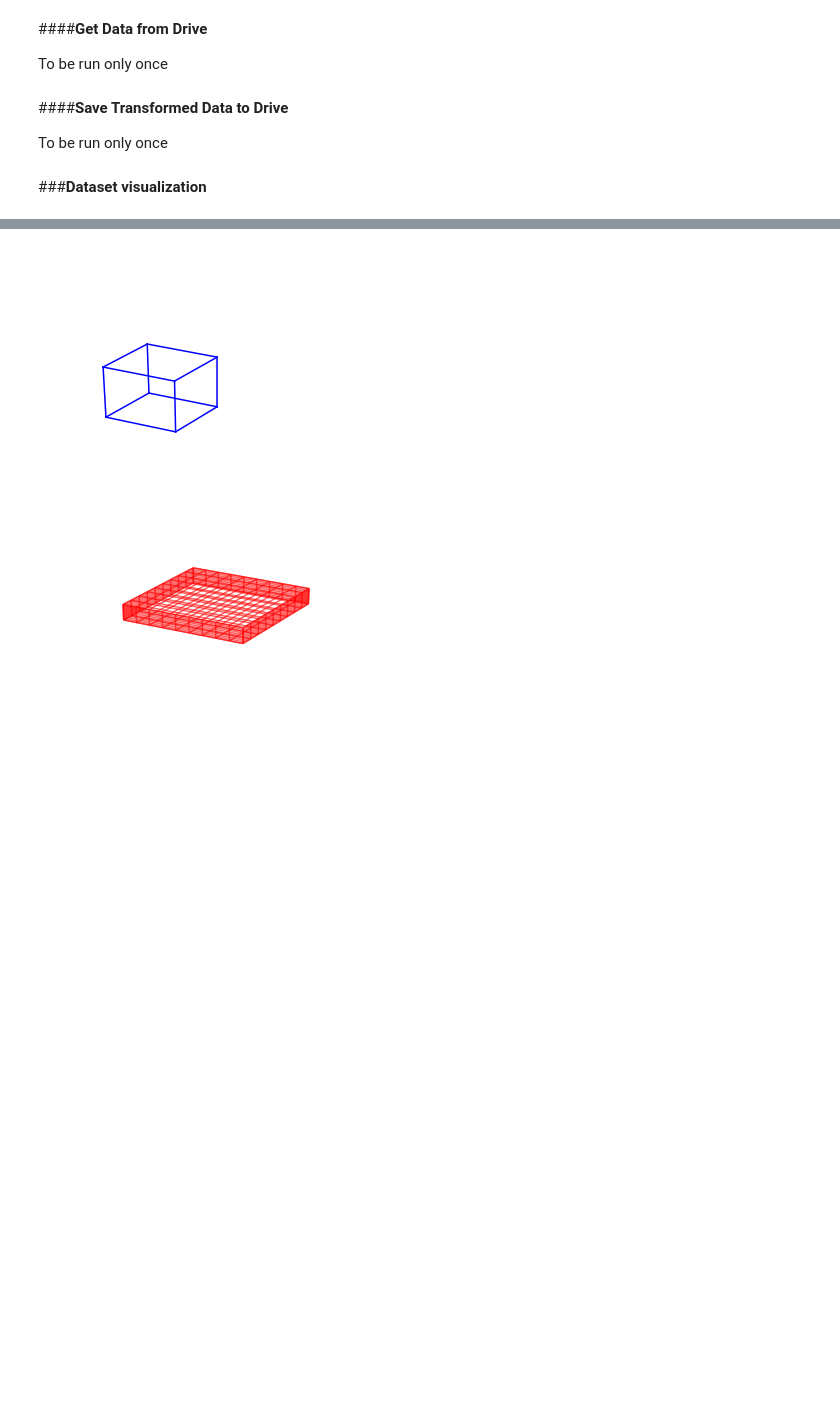
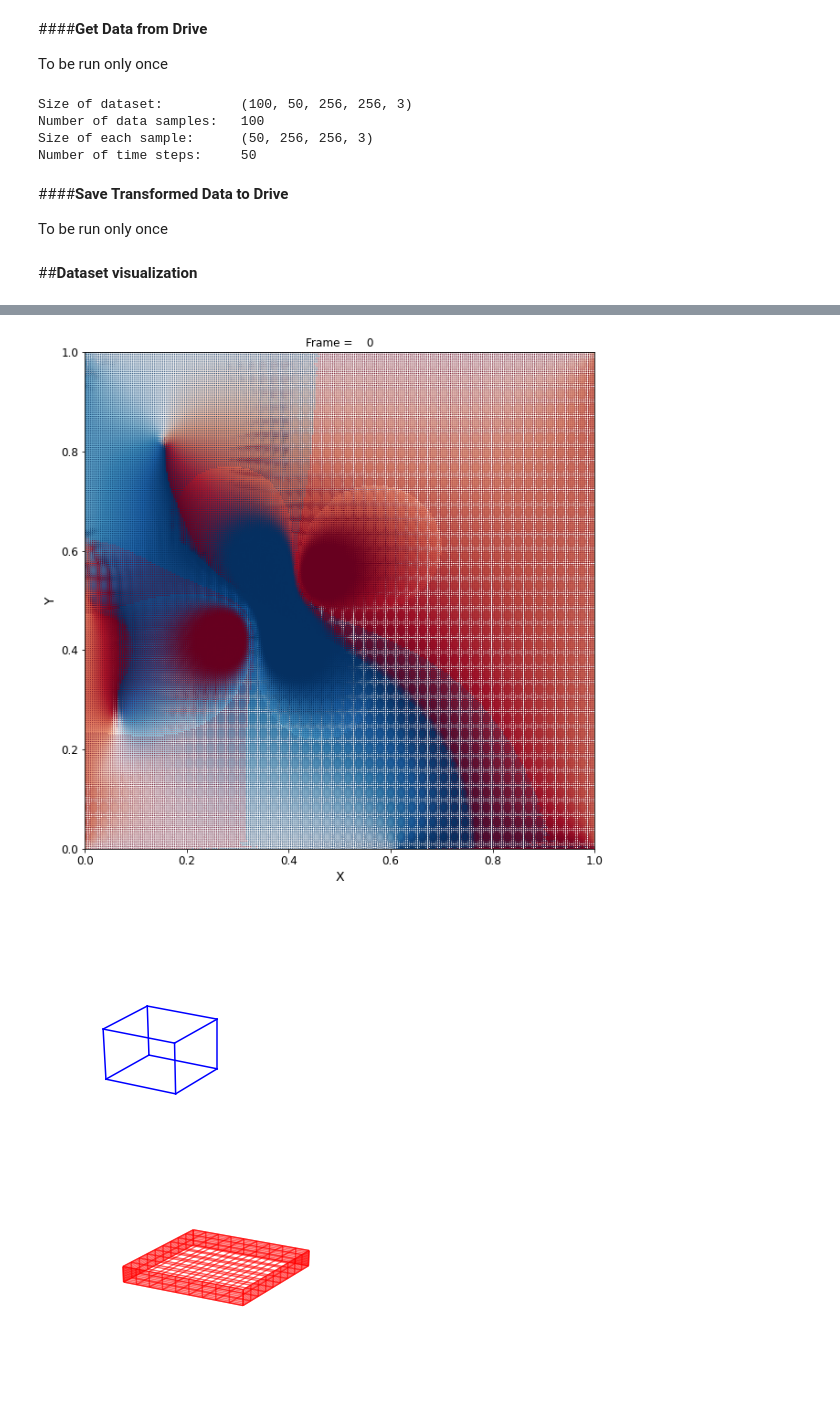
Before and after one commit to mustaphajola/msc-irp, a Jupyter notebook: PredGAN/Compression.ipynb, the cells around one changed output, grey strips where cells are left out. Cells and saved outputs as stored; diff of their text form; code cells hidden in the pictures; blank space fills up the shorter version.

```diff
--- a/PredGAN/Compression.ipynb
+++ b/PredGAN/Compression.ipynb
@@ -86,15 +86,20 @@ Mounted at /content/drive/
 
 To be run only once
 # %%
-# data_dir = 'drive/MyDrive/MSC_IRP/data/vortex_100.npy'
+data_dir = 'drive/MyDrive/MSC_IRP/data/vortex_100.npy'
 
-# # Load x and y velocity components.
-# data_file = np.load(data_dir)
+# Load x and y velocity components.
+data_file = np.load(data_dir)
 
-# print('Size of dataset:         ', data_file.shape)
-# print('Number of data samples:  ', len(data_file))
-# print('Size of each sample:     ', data_file[0].shape)
-# print('Number of time steps:    ', len(data_file[0]))
+print('Size of dataset:         ', data_file.shape)
+print('Number of data samples:  ', len(data_file))
+print('Size of each sample:     ', data_file[0].shape)
+print('Number of time steps:    ', len(data_file[0]))
+# %% [output]
+Size of dataset:          (100, 50, 256, 256, 3)
+Number of data samples:   100
+Size of each sample:      (50, 256, 256, 3)
+Number of time steps:     50
 # %%
 
 # # Data transformation - computing vorticity from vector field.
@@ -149,4 +136,59 @@ To be run only once
 # save_dir = 'drive/MyDrive/MSC_IRP/data/calc_vortex_100.npy'
 # np.save(save_dir, vorticity)
 # %% [markdown]
-###**Dataset visualization**
+##**Dataset visualization**
+# %%
+import seaborn as sns
+from matplotlib import animation
+
+# # create a figure and axes
+# fig, ax = plt.subplots(1,2, figsize=(12,5))
+
+# ax[0].set_xlim((0,1))
+# ax[0].set_ylim((0,1))
+# ax[0].set_xlabel('X')
+# ax[0].set_ylabel('Y')
+# ax[0].set_title('X-Velocity vs. time')
+
+# ax[1].set_xlim((0,1))
+# ax[1].set_ylim((0,1))
+# ax[1].set_xlabel('X')
+# ax[1].set_ylabel('Y')
+# ax[1].set_title('Y-Velocity vs. time')
+# txt_title = ax[1].set_title('')
+# line1 = ax[0].imshow(data[0][:, :, 0])     # ax.plot returns a list of 2D line objects
+# line2 = ax[1].imshow(data[0][:, :, 1])
+
+fig, ax= plt.subplots(figsize=(10,10))
+ax.set_xlim((0,1))
+ax.set_ylim((0,1))
+ax.set_xlabel('X')
+ax.set_ylabel('Y')
+ax.set_title('Y-Velocity vs. time')
+txt_title = ax.set_title('')
+
+def drawframe(n):
+
+    x,y = np.meshgrid(np.linspace(0,1,256),np.linspace(0,1,256))
+    plot = plt.quiver(x, y, data[n][:, :, 0], data[n][:, :, 1],
+                      np.arctan2(data[n][:, :, 0], data[n][:, :, 1]),
+                      angles='xy', cmap='RdBu')
+    # line1 = plt.imshow(data[n][:, :, 0])
+    # line2 = plt.imshow(data[n][:, :, 1])
+    txt_title.set_text('Frame = {0:4d}'.format(n))
+    return (plot.U, plot.V)
+
+txt_title.set_text('Frame = {0:4d}'.format(25))
+anim = animation.FuncAnimation(fig, drawframe, frames=49, interval=200)
+from IPython.display import HTML
+HTML(anim.to_html5_video())
+
+# x,y = np.meshgrid(np.linspace(0,1,256),np.linspace(0,1,256))
+
+# plt.quiver(x, y, data[10][:, :, 0], data[10][:, :, 1], np.arcsin(data[10][:, :, 0], data[10][:, :, 1],), angles='xy', scale_units='xy', scale=1,color='r')
+# plt.show()
+
+# x,y = np.meshgrid(np.linspace(0,1,256),np.linspace(0,1,256))
+# plt.quiver(x, y, data[35][:, :, 0], data[35][:, :, 1], np.arcsin(data[35][:, :, 0], data[35][:, :, 1],), angles='xy', scale_units='xy', scale=1,color='r')
+# plt.show()
+# %% [output]
@@ -153,3 +196,4 @@ To be run only once
+[figure, added]
 # %%
 from mpl_toolkits.mplot3d import Axes3D
 import matplotlib.pyplot as plt
```
Also changed, not shown: parts of 13 cells of this notebook.
